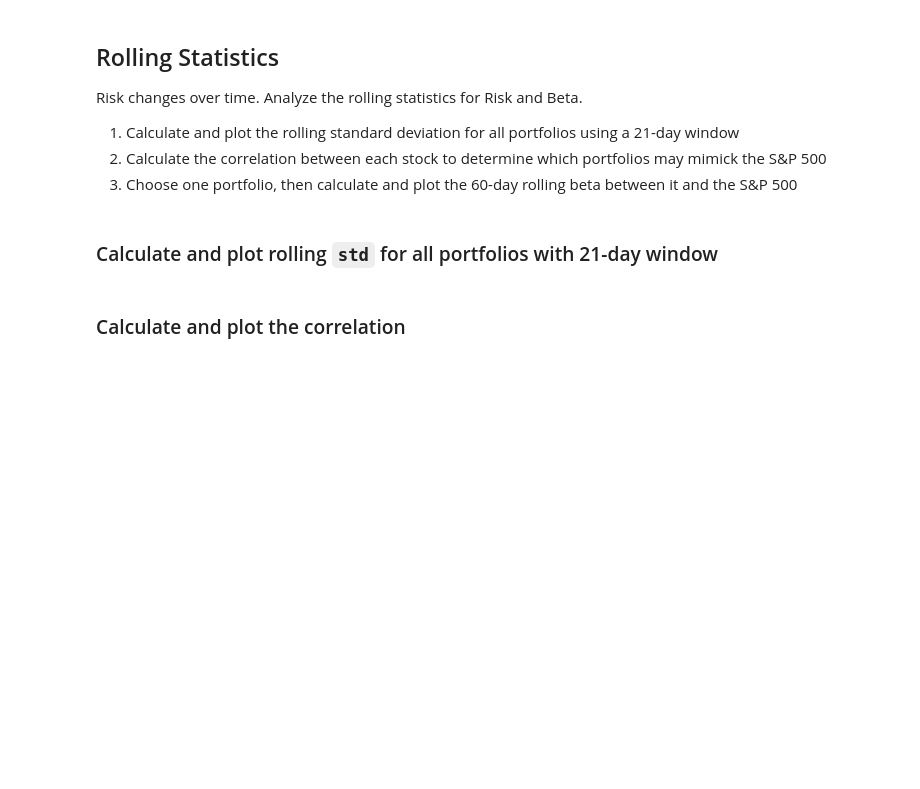
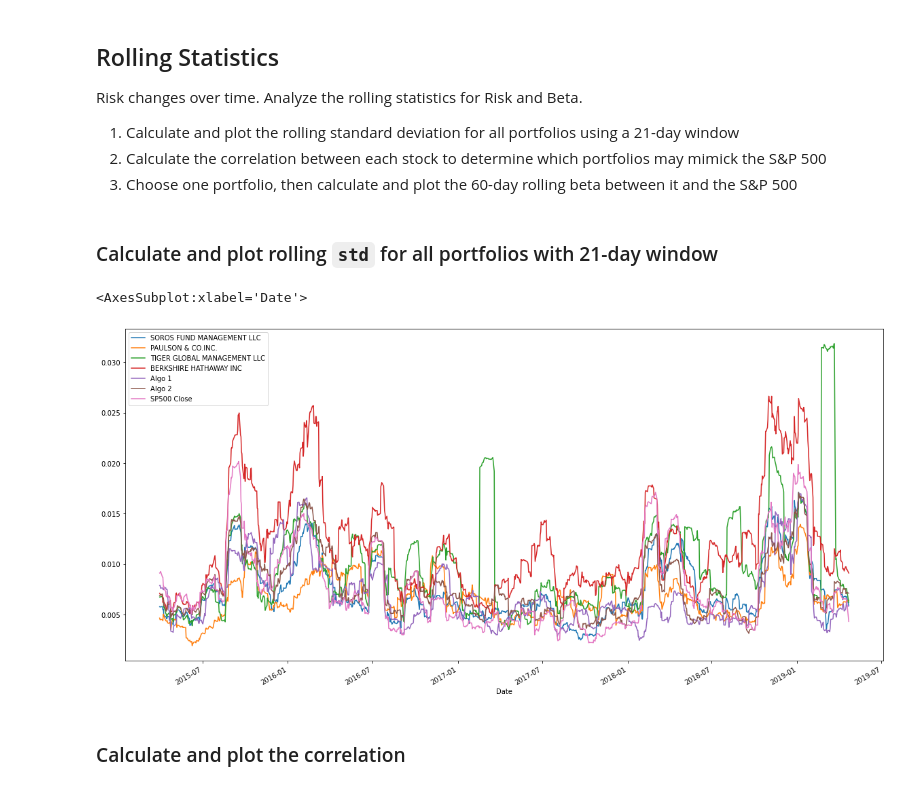
Before and after one commit to scottcearley/FinTech-Module4, a Jupyter notebook: Starter_Code/whale_analysis.ipynb, the cells around one changed output. Saved outputs shown, nothing was run; the diff lists cells and outputs as text; code cells hidden in the pictures; blank space fills up the shorter version.

```diff
--- a/Starter_Code/whale_analysis.ipynb
+++ b/Starter_Code/whale_analysis.ipynb
@@ -399,17 +412,23 @@ Risk changes over time. Analyze the rolling statistics for Risk and Beta.
 ### Calculate and plot rolling `std` for all portfolios with 21-day window
 # %%
 # Calculate the rolling standard deviation for all portfolios using a 21-day window
-whale_rolling_21 = whale_csv_data.rolling(window=21).std().plot()
-whale_rolling_21
+# whale_rolling_21 = whale_csv_data.rolling(window=21).std().plot()
+# whale_rolling_21
 
-algo_rolling_21 = algo_csv_data.rolling(window=21).std().plot()
-algo_rolling_21
+# algo_rolling_21 = algo_csv_data.rolling(window=21).std().plot()
+# algo_rolling_21
 
-sp500_rolling_21 = daily_returns.rolling(window=21).std().plot()
-sp500_rolling_21
+# sp500_rolling_21 = daily_returns.rolling(window=21).std().plot()
+# sp500_rolling_21
 
 # Plot the rolling standard deviation
 #plot on one chart
+
+rolling_21 = joined_data_rows.rolling(window=21).std()
+rolling_21.plot(figsize=(20,10))
+# %% [output]
+<AxesSubplot:xlabel='Date'>
+[figure, added]
 # %% [markdown]
 ### Calculate and plot the correlation
 # %%
```
Also changed, not shown: parts of 23 cells of this notebook.
